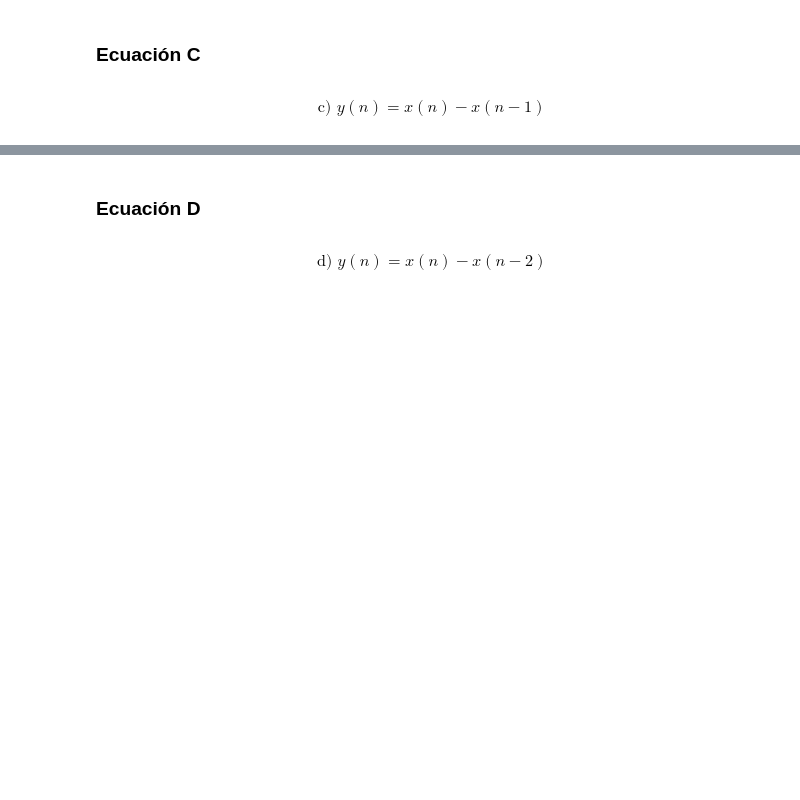
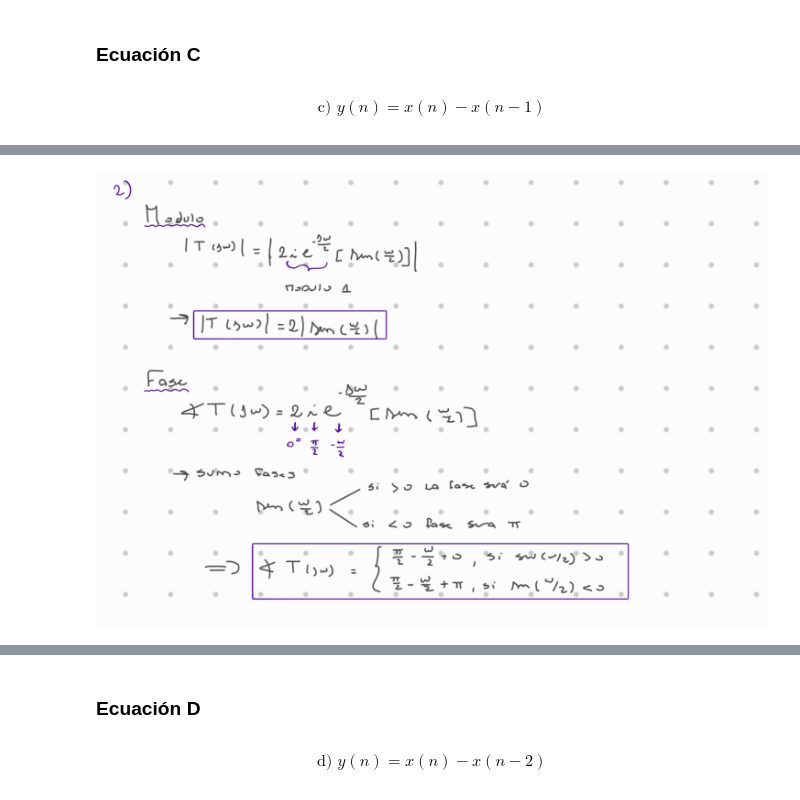
Before and after one commit to angiefantauzzofabio/APS, a Jupyter notebook: TS7/TS7.ipynb, the cells around one changed output, grey strips where cells are left out. Drawn from its saved outputs; the diff is of its cells as text; code cells hidden in the pictures; blank space fills up the shorter version.

```diff
--- a/TS7/TS7.ipynb
+++ b/TS7/TS7.ipynb
@@ -153,0 +158,4 @@ $$
+# %%
+Image(filename=os.path.join("Imagen6.png"))
+# %% [output]
+[figure, added]
```
Also changed, not shown: parts of 6 cells of this notebook, 12 other files.
